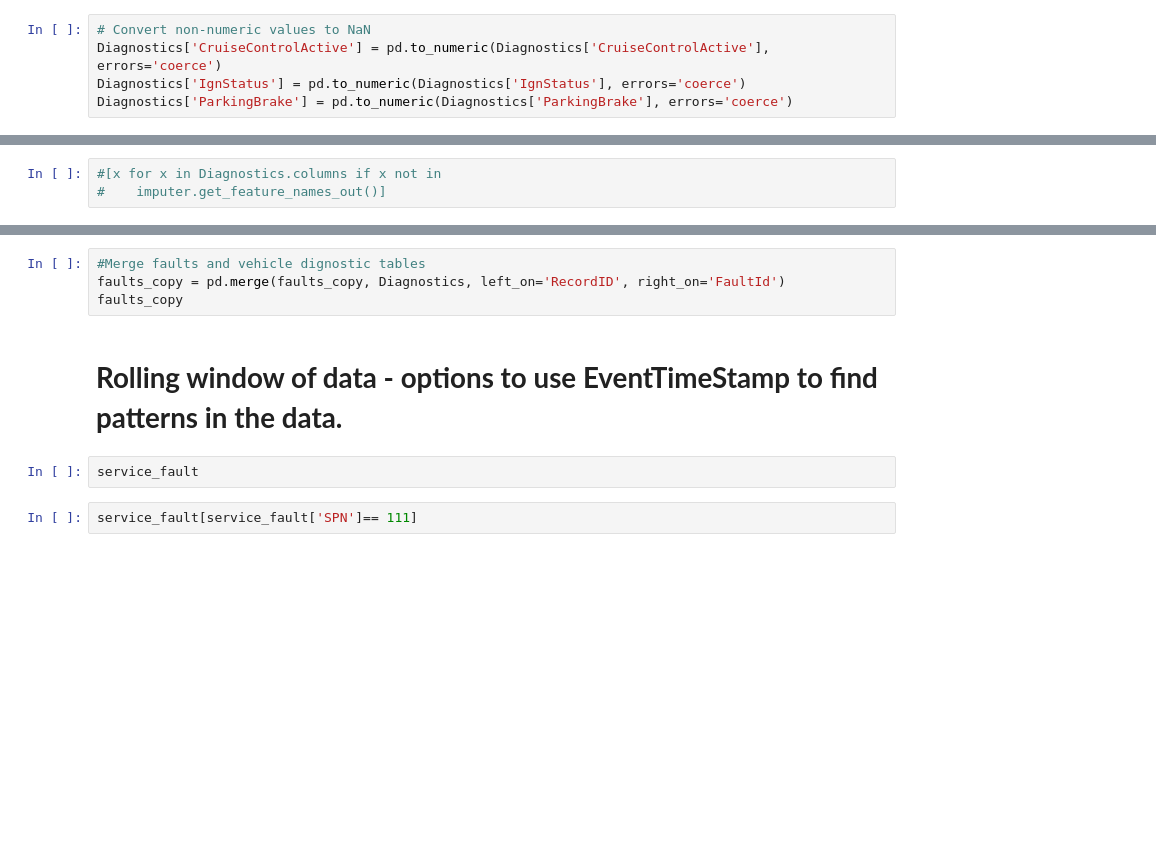
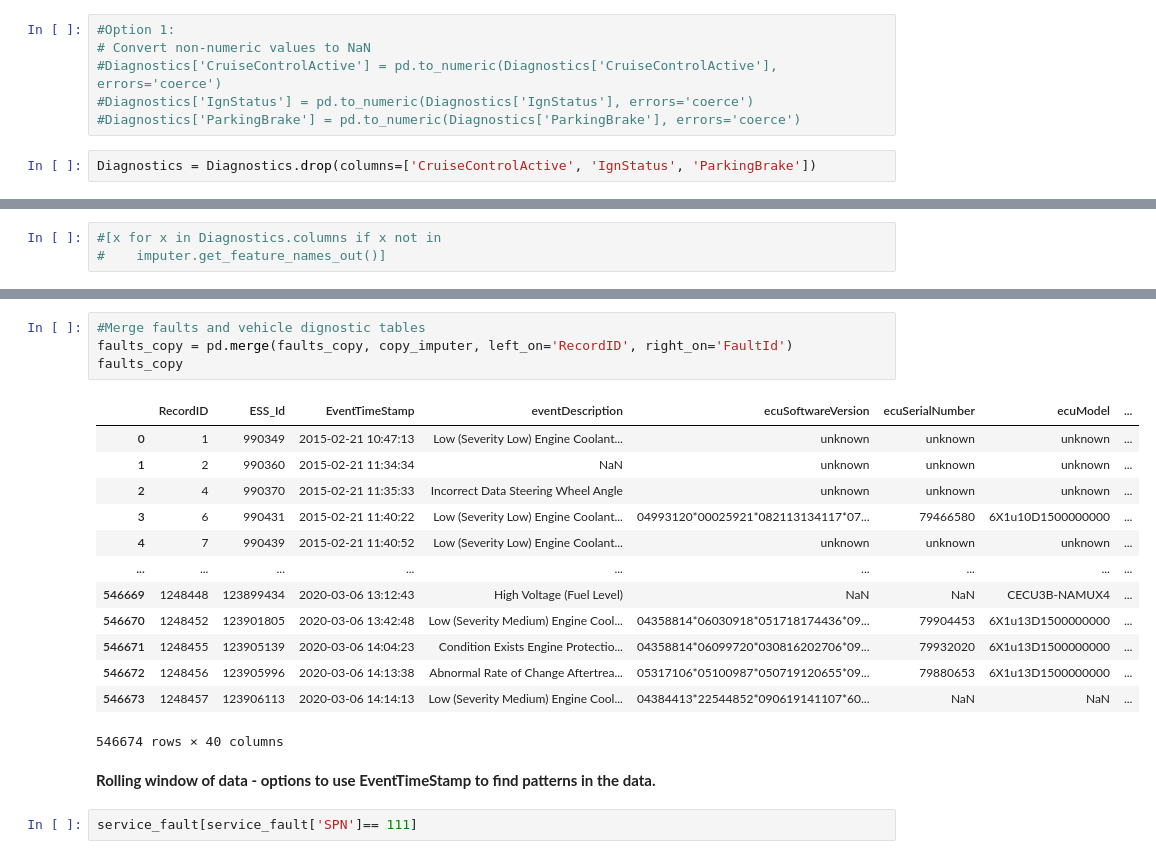
Before and after one commit to nss-data-science-cohort-6/big_g_express-elden_ring, a Jupyter notebook: AC_bigG.ipynb, the cells around one changed output, grey strips where cells are left out. Saved outputs shown, nothing was run; the diff lists cells and outputs as text; blank space fills up the shorter version.

Commit message:
fixed data

```diff
--- a/AC_bigG.ipynb
+++ b/AC_bigG.ipynb
@@ -229,7 +229,10 @@ Diagnostics
 | 1187334 | 1248458 | NaN | NaN | NaN | NaN | NaN | ... |
 1187335 rows × 25 columns
 # %%
+#Option 1:
 # Convert non-numeric values to NaN
-Diagnostics['CruiseControlActive'] = pd.to_numeric(Diagnostics['CruiseControlActive'], errors='coerce')
-Diagnostics['IgnStatus'] = pd.to_numeric(Diagnostics['IgnStatus'], errors='coerce')
-Diagnostics['ParkingBrake'] = pd.to_numeric(Diagnostics['ParkingBrake'], errors='coerce')
+#Diagnostics['CruiseControlActive'] = pd.to_numeric(Diagnostics['CruiseControlActive'], errors='coerce')
+#Diagnostics['IgnStatus'] = pd.to_numeric(Diagnostics['IgnStatus'], errors='coerce')
+#Diagnostics['ParkingBrake'] = pd.to_numeric(Diagnostics['ParkingBrake'], errors='coerce')
+# %%
+Diagnostics = Diagnostics.drop(columns=['CruiseControlActive', 'IgnStatus', 'ParkingBrake'])
@@ -291,10 +290,22 @@ ValueError: Shape of passed values is (1187335, 22), indices imply (1187335, 25)
 # %%
 #Merge faults and vehicle dignostic tables
-faults_copy = pd.merge(faults_copy, Diagnostics, left_on='RecordID', right_on='FaultId')
+faults_copy = pd.merge(faults_copy, copy_imputer, left_on='RecordID', right_on='FaultId')
 faults_copy
+# %% [output]
+|  | RecordID | ESS_Id | EventTimeStamp | eventDescription | ecuSoftwareVersion | ecuSerialNumber | ecuModel | ... |
+| 0 | 1 | 990349 | 2015-02-21 10:47:13 | Low (Severity Low) Engine Coolant... | unknown | unknown | unknown | ... |
+| 1 | 2 | 990360 | 2015-02-21 11:34:34 | NaN | unknown | unknown | unknown | ... |
+| 2 | 4 | 990370 | 2015-02-21 11:35:33 | Incorrect Data Steering Wheel Angle | unknown | unknown | unknown | ... |
+| 3 | 6 | 990431 | 2015-02-21 11:40:22 | Low (Severity Low) Engine Coolant... | 04993120*00025921*082113134117*07... | 79466580 | 6X1u10D1500000000 | ... |
+| 4 | 7 | 990439 | 2015-02-21 11:40:52 | Low (Severity Low) Engine Coolant... | unknown | unknown | unknown | ... |
+| ... | ... | ... | ... | ... | ... | ... | ... | ... |
+| 546669 | 1248448 | 123899434 | 2020-03-06 13:12:43 | High Voltage (Fuel Level) | NaN | NaN | CECU3B-NAMUX4 | ... |
+| 546670 | 1248452 | 123901805 | 2020-03-06 13:42:48 | Low (Severity Medium) Engine Cool... | 04358814*06030918*051718174436*09... | 79904453 | 6X1u13D1500000000 | ... |
+| 546671 | 1248455 | 123905139 | 2020-03-06 14:04:23 | Condition Exists Engine Protectio... | 04358814*06099720*030816202706*09... | 79932020 | 6X1u13D1500000000 | ... |
+| 546672 | 1248456 | 123905996 | 2020-03-06 14:13:38 | Abnormal Rate of Change Aftertrea... | 05317106*05100987*050719120655*09... | 79880653 | 6X1u13D1500000000 | ... |
+| 546673 | 1248457 | 123906113 | 2020-03-06 14:14:13 | Low (Severity Medium) Engine Cool... | 04384413*22544852*090619141107*60... | NaN | NaN | ... |
+546674 rows × 40 columns
 # %% [markdown]
-#  **Rolling window of data - options to use EventTimeStamp to find patterns in the data.**
+**Rolling window of data - options to use EventTimeStamp to find patterns in the data.**
-# %%
-service_fault
 # %%
 service_fault[service_fault['SPN']== 111]
```
Also changed, not shown: parts of 4 cells of this notebook.
